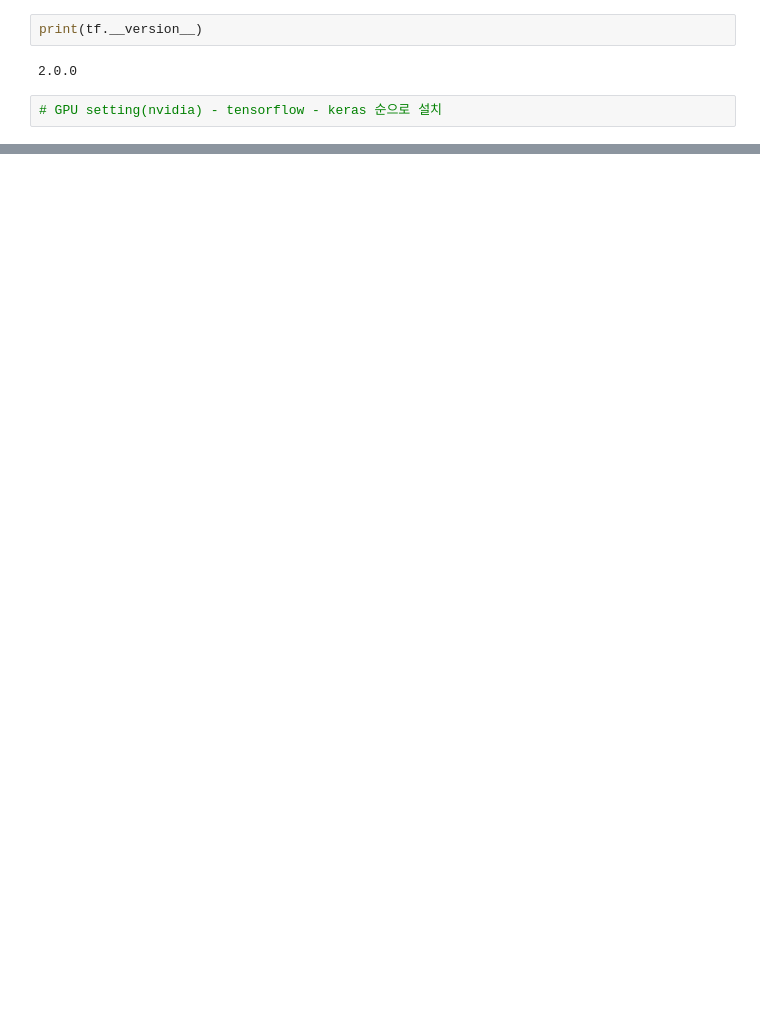
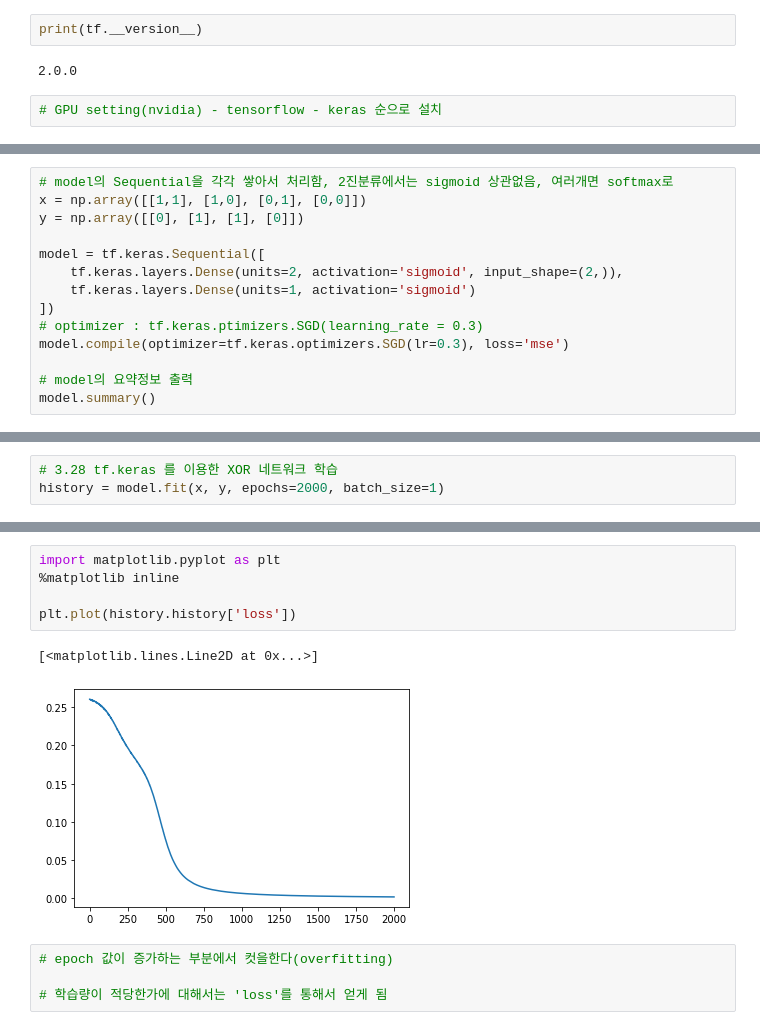
Before and after one commit to florentious/Python_Fundamental, a Jupyter notebook: DeepLearning/DeepLearning_based.ipynb, the cells around one changed output, grey strips where cells are left out. Saved outputs shown, nothing was run; the diff lists cells and outputs as text; blank space fills up the shorter version.

```diff
--- a/DeepLearning/DeepLearning_based.ipynb
+++ b/DeepLearning/DeepLearning_based.ipynb
@@ -30,0 +453,14 @@ print(response.text)
+# %%
+# model의 Sequential을 각각 쌓아서 처리함, 2진분류에서는 sigmoid 상관없음, 여러개면 softmax로
+x = np.array([[1,1], [1,0], [0,1], [0,0]])
+y = np.array([[0], [1], [1], [0]])
+
+model = tf.keras.Sequential([
+    tf.keras.layers.Dense(units=2, activation='sigmoid', input_shape=(2,)),
+    tf.keras.layers.Dense(units=1, activation='sigmoid')
+])
+# optimizer : tf.keras.ptimizers.SGD(learning_rate = 0.3)
+model.compile(optimizer=tf.keras.optimizers.SGD(lr=0.3), loss='mse')
+
+# model의 요약정보 출력
+model.summary()
@@ -30,0 +480,3 @@ print(response.text)
+# %%
+# 3.28 tf.keras 를 이용한 XOR 네트워크 학습
+history = model.fit(x, y, epochs=2000, batch_size=1)
@@ -30,0 +522,12 @@ print(response.text)
+# %%
+import matplotlib.pyplot as plt
+%matplotlib inline
+
+plt.plot(history.history['loss'])
+# %% [output]
+[<matplotlib.lines.Line2D at 0x...>]
+[figure, added]
+# %%
+# epoch 값이 증가하는 부분에서 컷을한다(overfitting)
+
+# 학습량이 적당한가에 대해서는 'loss'를 통해서 얻게 됨
```
Also changed, not shown: parts of 54 cells of this notebook, 21 other files.
